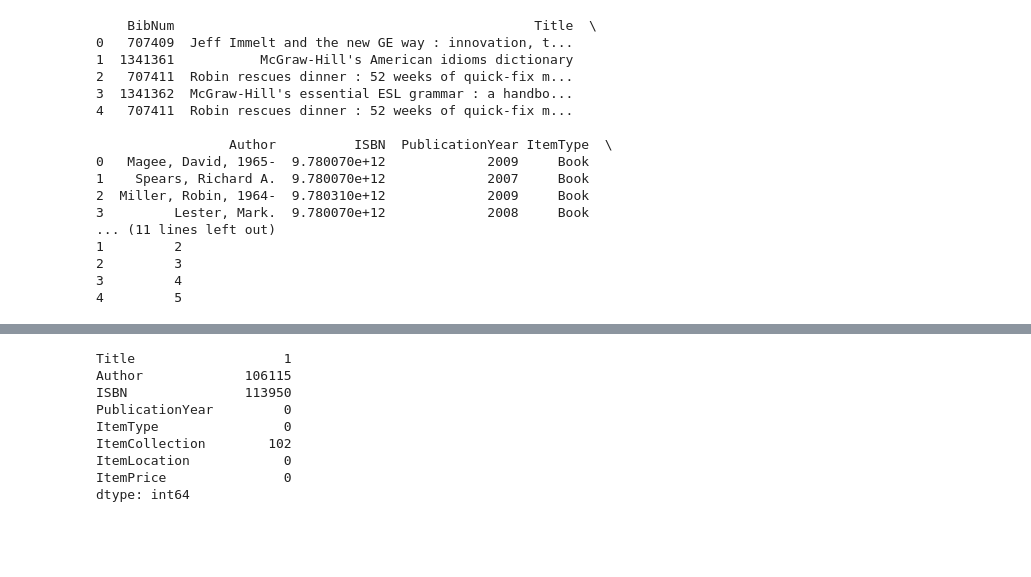
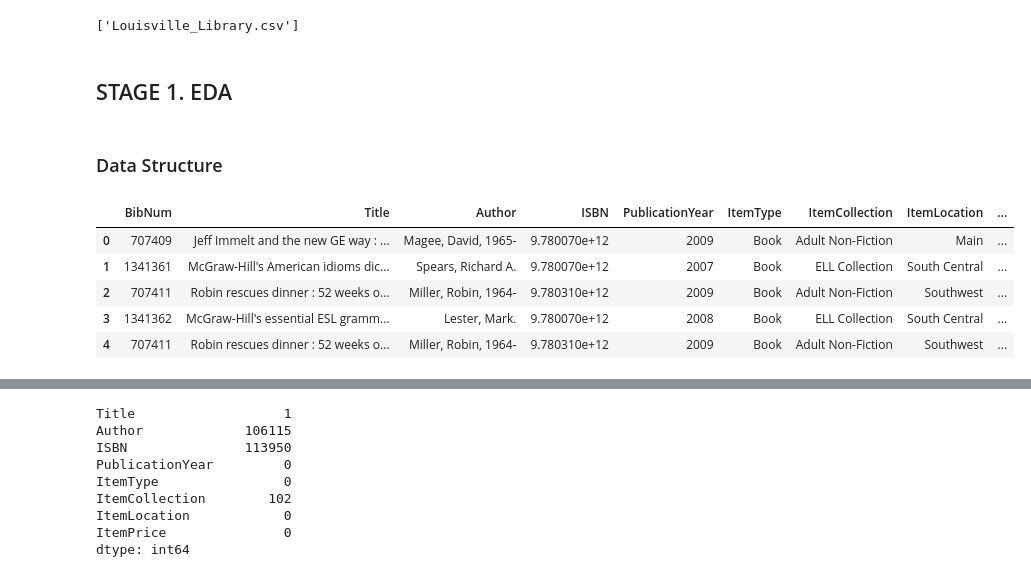
Before and after one commit to vbyambaa/key_stone_project, a Jupyter notebook: notebooks/lv_library.ipynb, the cells around one changed output, grey strips where cells are left out. Drawn from its saved outputs; the diff is of its cells as text; code cells hidden in the pictures; blank space fills up the shorter version.

```diff
--- a/notebooks/lv_library.ipynb
+++ b/notebooks/lv_library.ipynb
@@ -3,24 +3,23 @@ import pandas as pd
 import numpy as np
 import seaborn as sns
 import matplotlib.pyplot as plt
+import os
+os.getcwd()
+os.listdir('../data')
+# %% [output]
+['Louisville_Library.csv']
 # %%
-lv_library = pd.read_csv("Louisville_Library.csv")
-print(lv_library.head())
+lv_library = pd.read_csv("../data/Louisville_Library.csv")
-# %% [output]
-    BibNum                                              Title  \
-0   707409  Jeff Immelt and the new GE way : innovation, t...
-1  1341361           McGraw-Hill's American idioms dictionary
-2   707411  Robin rescues dinner : 52 weeks of quick-fix m...
-3  1341362  McGraw-Hill's essential ESL grammar : a handbo...
-4   707411  Robin rescues dinner : 52 weeks of quick-fix m...
-
-                 Author          ISBN  PublicationYear ItemType  \
-0   Magee, David, 1965-  9.780070e+12             2009     Book
-1    Spears, Richard A.  9.780070e+12             2007     Book
-2  Miller, Robin, 1964-  9.780310e+12             2009     Book
-3         Lester, Mark.  9.780070e+12             2008     Book
-... (11 lines left out)
-1         2
-2         3
-3         4
-4         5
+# %% [markdown]
+## STAGE 1. EDA
+# %% [markdown]
+### Data Structure
+# %%
+lv_library.head()
+# %% [output]
+|  | BibNum | Title | Author | ISBN | PublicationYear | ItemType | ItemCollection | ItemLocation | ... |
+| 0 | 707409 | Jeff Immelt and the new GE way : ... | Magee, David, 1965- | 9.780070e+12 | 2009 | Book | Adult Non-Fiction | Main | ... |
+| 1 | 1341361 | McGraw-Hill's American idioms dic... | Spears, Richard A. | 9.780070e+12 | 2007 | Book | ELL Collection | South Central | ... |
+| 2 | 707411 | Robin rescues dinner : 52 weeks o... | Miller, Robin, 1964- | 9.780310e+12 | 2009 | Book | Adult Non-Fiction | Southwest | ... |
+| 3 | 1341362 | McGraw-Hill's essential ESL gramm... | Lester, Mark. | 9.780070e+12 | 2008 | Book | ELL Collection | South Central | ... |
+| 4 | 707411 | Robin rescues dinner : 52 weeks o... | Miller, Robin, 1964- | 9.780310e+12 | 2009 | Book | Adult Non-Fiction | Southwest | ... |
```
Also changed, not shown: parts of 18 cells of this notebook.
